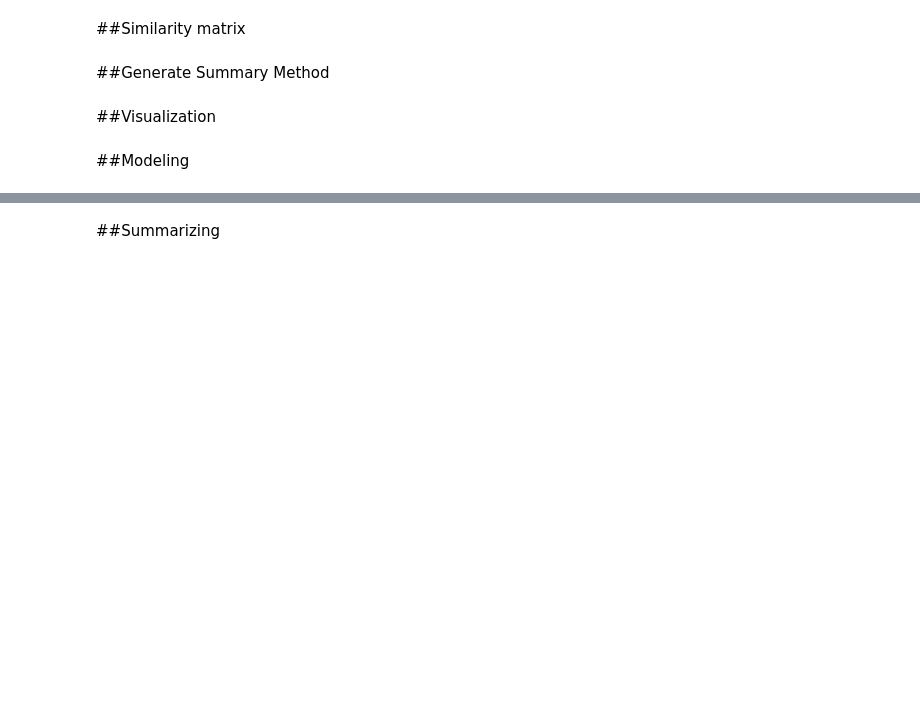
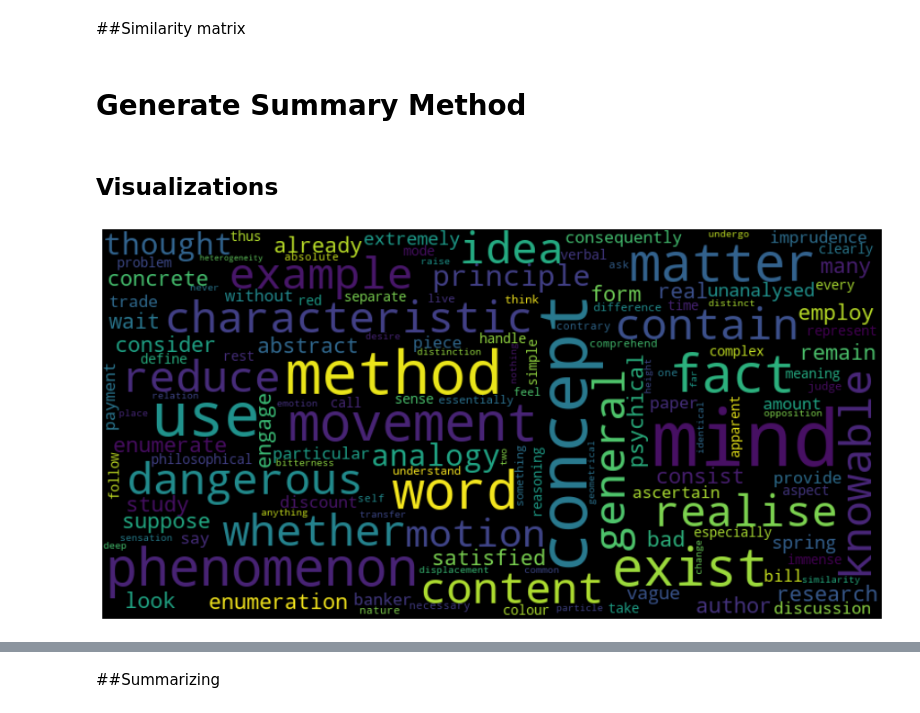
Before and after one commit to Locke0/Text-Summarizer, a Jupyter notebook: Text_Summarizer.ipynb, the cells around one changed output, grey strips where cells are left out. Cells and saved outputs as stored; diff of their text form; code cells hidden in the pictures; blank space fills up the shorter version.

```diff
--- a/Text_Summarizer.ipynb
+++ b/Text_Summarizer.ipynb
@@ -28,11 +67,9 @@ https://towardsdatascience.com/nlp-building-text-cleanup-and-preprocessing-pipel
 # request tutorial: https://www.youtube.com/watch?v=mKP7ChzJBqg
 
 # loading books
+def get_text(url):
+  result = requests.get(url)
+  result.encoding = result.apparent_encoding
 
-result = requests.get('https://www.gutenberg.org/cache/epub/21077/pg21077.txt')
-
-result.encoding = result.apparent_encoding
-
-text = result.text
-
-text
+  return result.text
+# text = get_text('https://www.gutenberg.org/cache/epub/21077/pg21077.txt')
@@ -344,4 +302,4 @@ def build_similarity_matrix(sentences, stop_words):
   return similarity_matrix
 # %% [markdown]
-##Generate Summary Method
+# Generate Summary Method
 # %%
@@ -375,4 +343,2 @@ def generate_summary(text, top_n=5):
 # %% [markdown]
-##Visualization
+## Visualizations
-# %% [markdown]
-##Modeling
@@ -380,0 +345,26 @@ def generate_summary(text, top_n=5):
+# %%
+# https://medium.com/swlh/text-classification-using-tf-idf-7404e75565b8
+
+from wordcloud import WordCloud
+import matplotlib.pyplot as plt, seaborn as sns
+
+def generateWordCloud(corpus: str, cmap: str):
+  """
+  Return a Word Cloud object generated from the corpus and color map parameter.
+  """
+  wordcloud = WordCloud(background_color = 'black', width = 800, height = 400,
+                    colormap = cmap, max_words = 180, contour_width = 3,
+                    max_font_size = 80, contour_color = 'steelblue',
+                    random_state = 0)
+
+  wordcloud.generate(str(remove_stopwords(sentences)))
+  plt.figure(figsize=(16,8))
+  plt.imshow(wordcloud, interpolation = 'bilinear')
+  plt.axis("off")
+  plt.show()
+
+  return wordcloud
+
+generateWordCloud(corpus = sentences, cmap = 'viridis');
+# %% [output]
+[figure, added]
```
Also changed, not shown: parts of 28 cells of this notebook.
